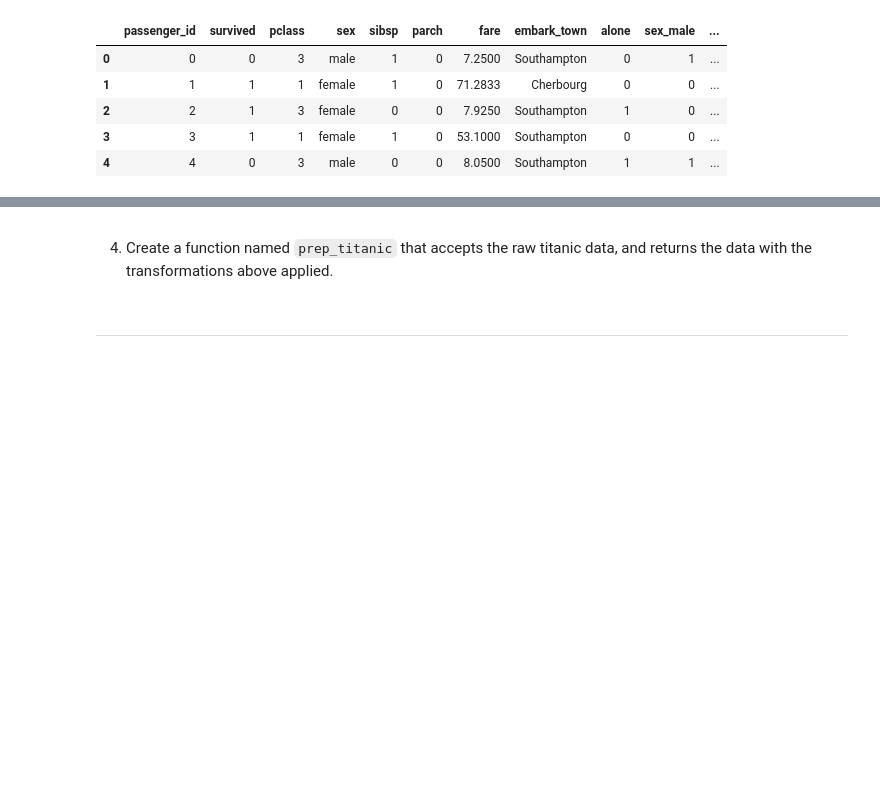
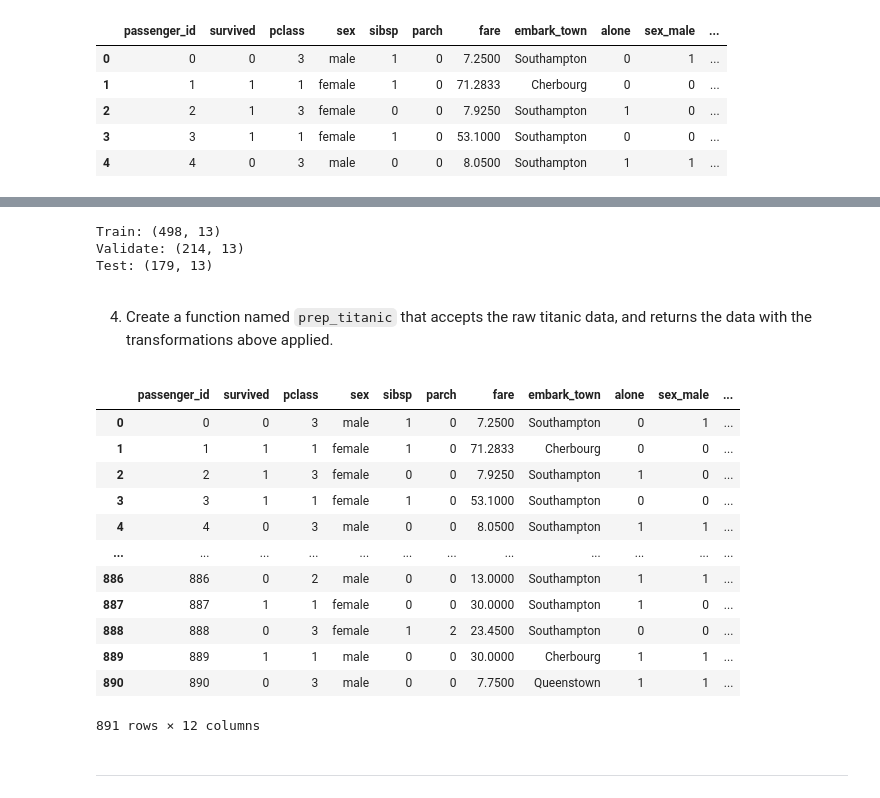
Before and after one commit to Jared-Godar/classification-exercises, a Jupyter notebook: classification_exercises.ipynb, the cells around one changed output, grey strips where cells are left out. Saved outputs shown, nothing was run; the diff lists cells and outputs as text; code cells hidden in the pictures; blank space fills up the shorter version.

Commit message:
Add split to prep.

```diff
--- a/classification_exercises.ipynb
+++ b/classification_exercises.ipynb
@@ -672,3 +730,12 @@ titanic_df.head()
+# %%
+# Observe split
+print(f'Train: {titanic_train.shape}')
+print(f'Validate: {titanic_validate.shape}')
+print(f'Test: {titanic_test.shape}')
+# %% [output]
+Train: (498, 13)
+Validate: (214, 13)
+Test: (179, 13)
 # %% [markdown]
 4. <p>Create a function named <code>prep_titanic</code> that accepts the raw titanic data, and returns the data with the transformations above applied.</p>
 # %%
@@ -682,3 +749,19 @@ def prep_titanic(titanic_df):
     titanic_dummy_df = pd.get_dummies(titanic_df[['sex', 'embark_town']], dummy_na = False, drop_first = [True, True])
     titanic_df = pd.concat([titanic_df, titanic_dummy_df], axis = 1)
     return titanic_df
+# %%
+prep_titanic(titanic_df)
+# %% [output]
+|  | passenger_id | survived | pclass | sex | sibsp | parch | fare | embark_town | alone | sex_male | ... |
+| 0 | 0 | 0 | 3 | male | 1 | 0 | 7.2500 | Southampton | 0 | 1 | ... |
+| 1 | 1 | 1 | 1 | female | 1 | 0 | 71.2833 | Cherbourg | 0 | 0 | ... |
+| 2 | 2 | 1 | 3 | female | 0 | 0 | 7.9250 | Southampton | 1 | 0 | ... |
+| 3 | 3 | 1 | 1 | female | 1 | 0 | 53.1000 | Southampton | 0 | 0 | ... |
+| 4 | 4 | 0 | 3 | male | 0 | 0 | 8.0500 | Southampton | 1 | 1 | ... |
+| ... | ... | ... | ... | ... | ... | ... | ... | ... | ... | ... | ... |
+| 886 | 886 | 0 | 2 | male | 0 | 0 | 13.0000 | Southampton | 1 | 1 | ... |
+| 887 | 887 | 1 | 1 | female | 0 | 0 | 30.0000 | Southampton | 1 | 0 | ... |
+| 888 | 888 | 0 | 3 | female | 1 | 2 | 23.4500 | Southampton | 0 | 0 | ... |
+| 889 | 889 | 1 | 1 | male | 0 | 0 | 30.0000 | Cherbourg | 1 | 1 | ... |
+| 890 | 890 | 0 | 3 | male | 0 | 0 | 7.7500 | Queenstown | 1 | 1 | ... |
+891 rows × 12 columns
```
Also changed, not shown: parts of 20 cells of this notebook, 3 other files.
